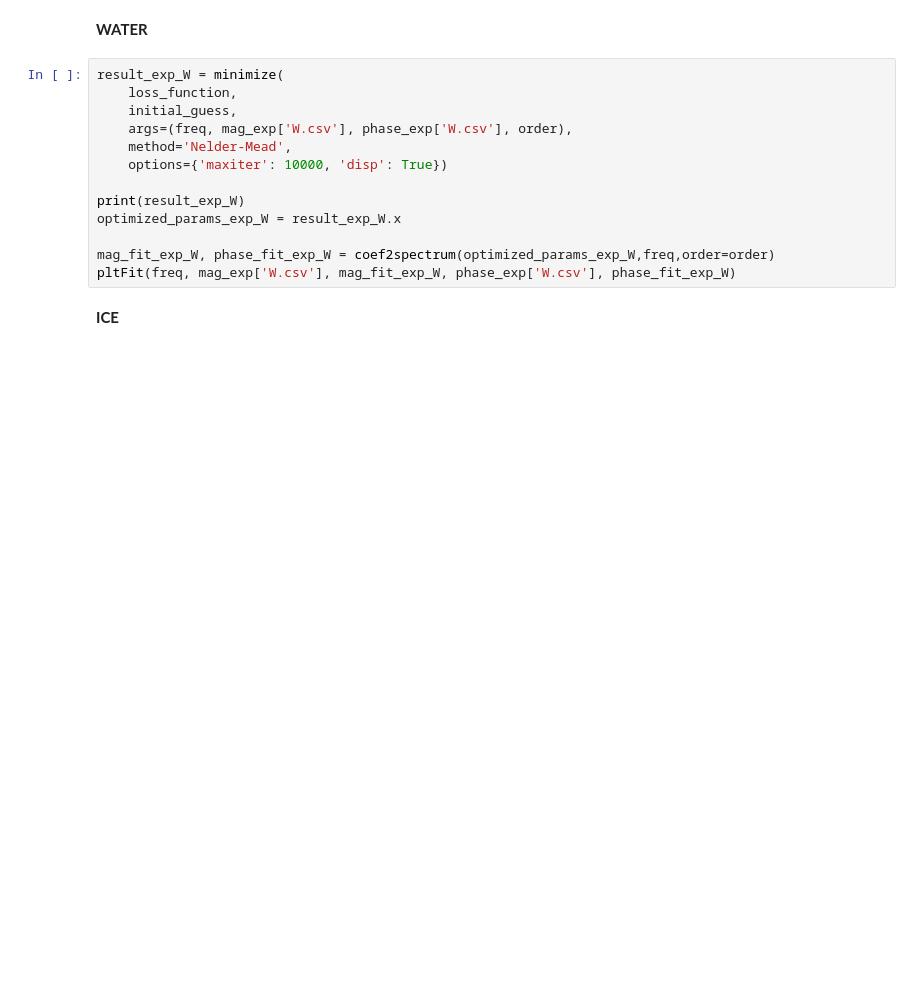
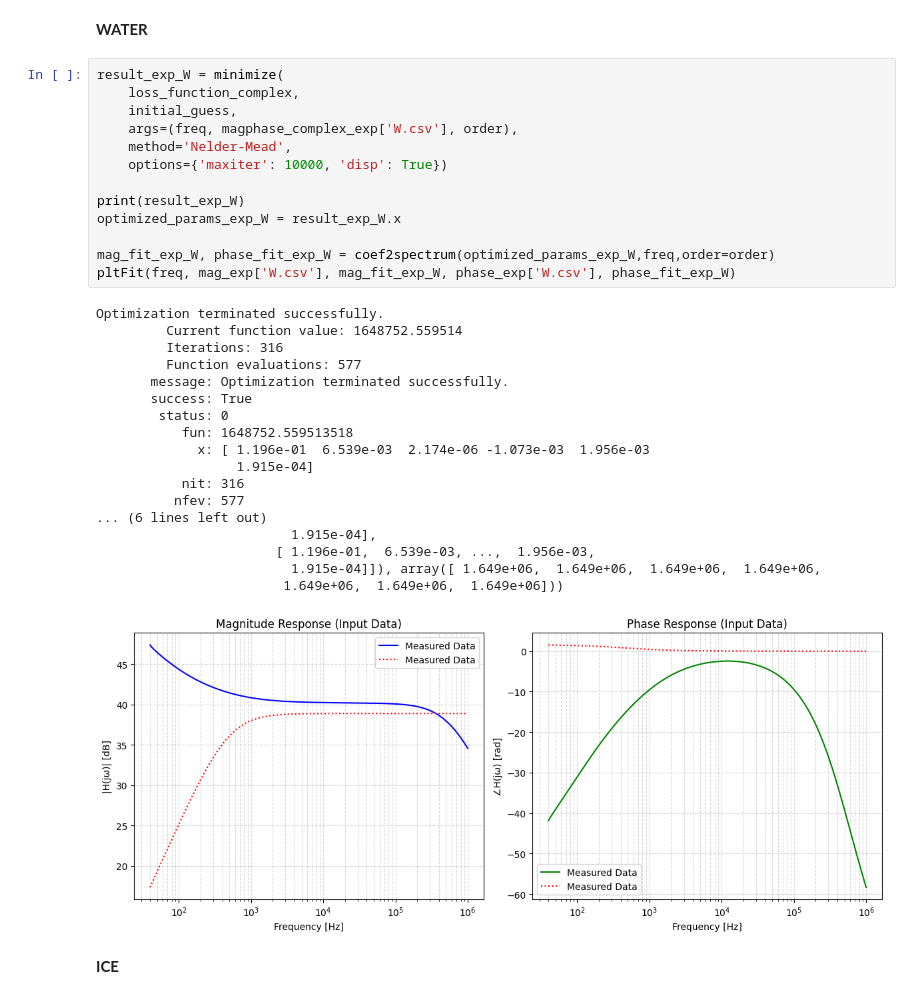
Before and after one commit to EvertonTrentoJR/FittingEIS2orderTF, a Jupyter notebook: coef_minimization_EIS.ipynb, the cells around one changed output. Saved outputs shown, nothing was run; the diff lists cells and outputs as text; blank space fills up the shorter version.

```diff
--- a/coef_minimization_EIS.ipynb
+++ b/coef_minimization_EIS.ipynb
@@ -332,17 +470,36 @@ NameError: name 'loss_function' is not defined
 **WATER**
 # %%
 result_exp_W = minimize(
-    loss_function,
+    loss_function_complex,
     initial_guess,
-    args=(freq, mag_exp['W.csv'], phase_exp['W.csv'], order),
+    args=(freq, magphase_complex_exp['W.csv'], order),
     method='Nelder-Mead',
     options={'maxiter': 10000, 'disp': True})
 
 print(result_exp_W)
 optimized_params_exp_W = result_exp_W.x
 
 mag_fit_exp_W, phase_fit_exp_W = coef2spectrum(optimized_params_exp_W,freq,order=order)
 pltFit(freq, mag_exp['W.csv'], mag_fit_exp_W, phase_exp['W.csv'], phase_fit_exp_W)
+# %% [output]
+Optimization terminated successfully.
+         Current function value: 1648752.559514
+         Iterations: 316
+         Function evaluations: 577
+       message: Optimization terminated successfully.
+       success: True
+        status: 0
+           fun: 1648752.559513518
+             x: [ 1.196e-01  6.539e-03  2.174e-06 -1.073e-03  1.956e-03
+                  1.915e-04]
+           nit: 316
+          nfev: 577
+... (6 lines left out)
+                         1.915e-04],
+                       [ 1.196e-01,  6.539e-03, ...,  1.956e-03,
+                         1.915e-04]]), array([ 1.649e+06,  1.649e+06,  1.649e+06,  1.649e+06,
+                        1.649e+06,  1.649e+06,  1.649e+06]))
+[figure, added]
 # %% [markdown]
 **ICE**
 # %%
```
Also changed, not shown: parts of 12 cells of this notebook.
